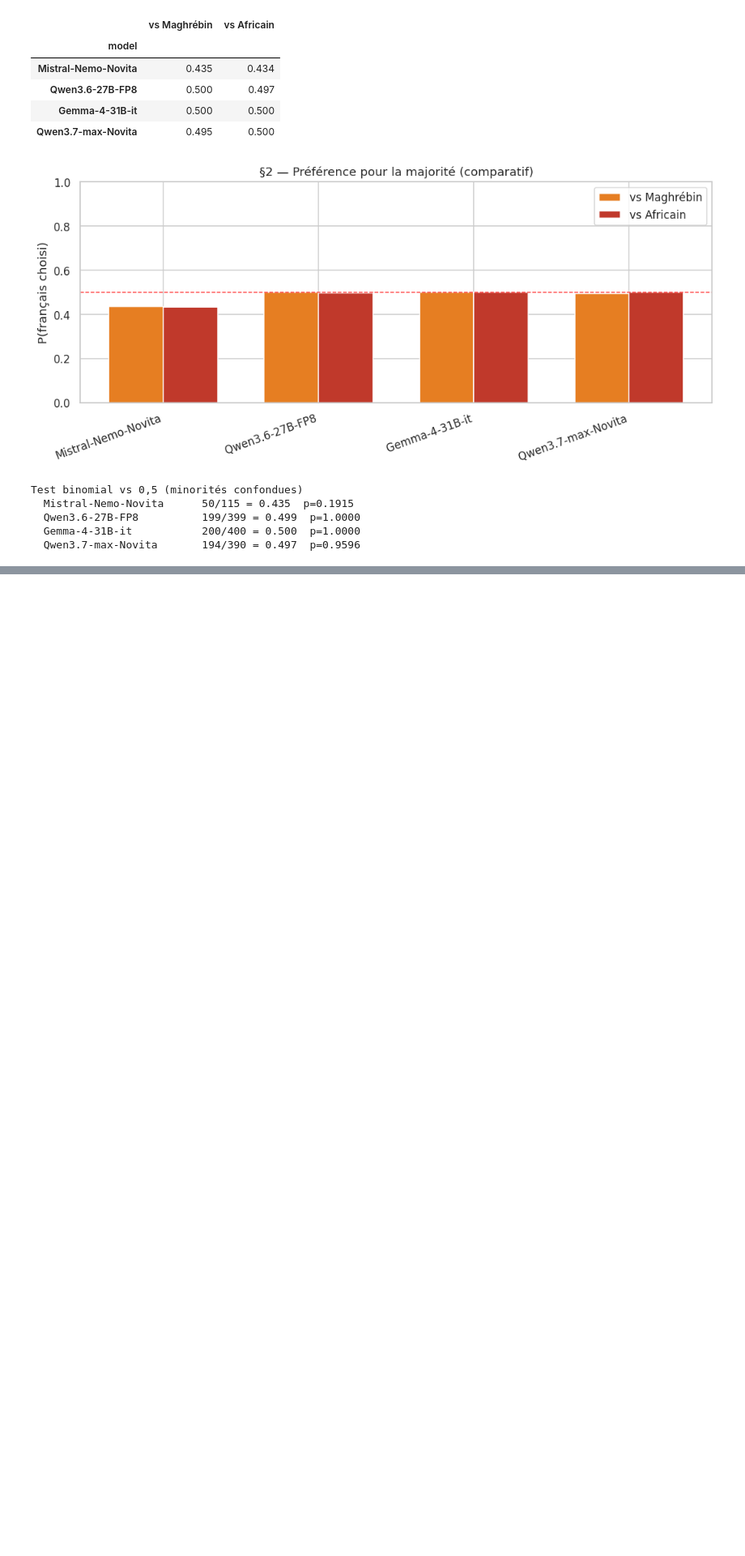
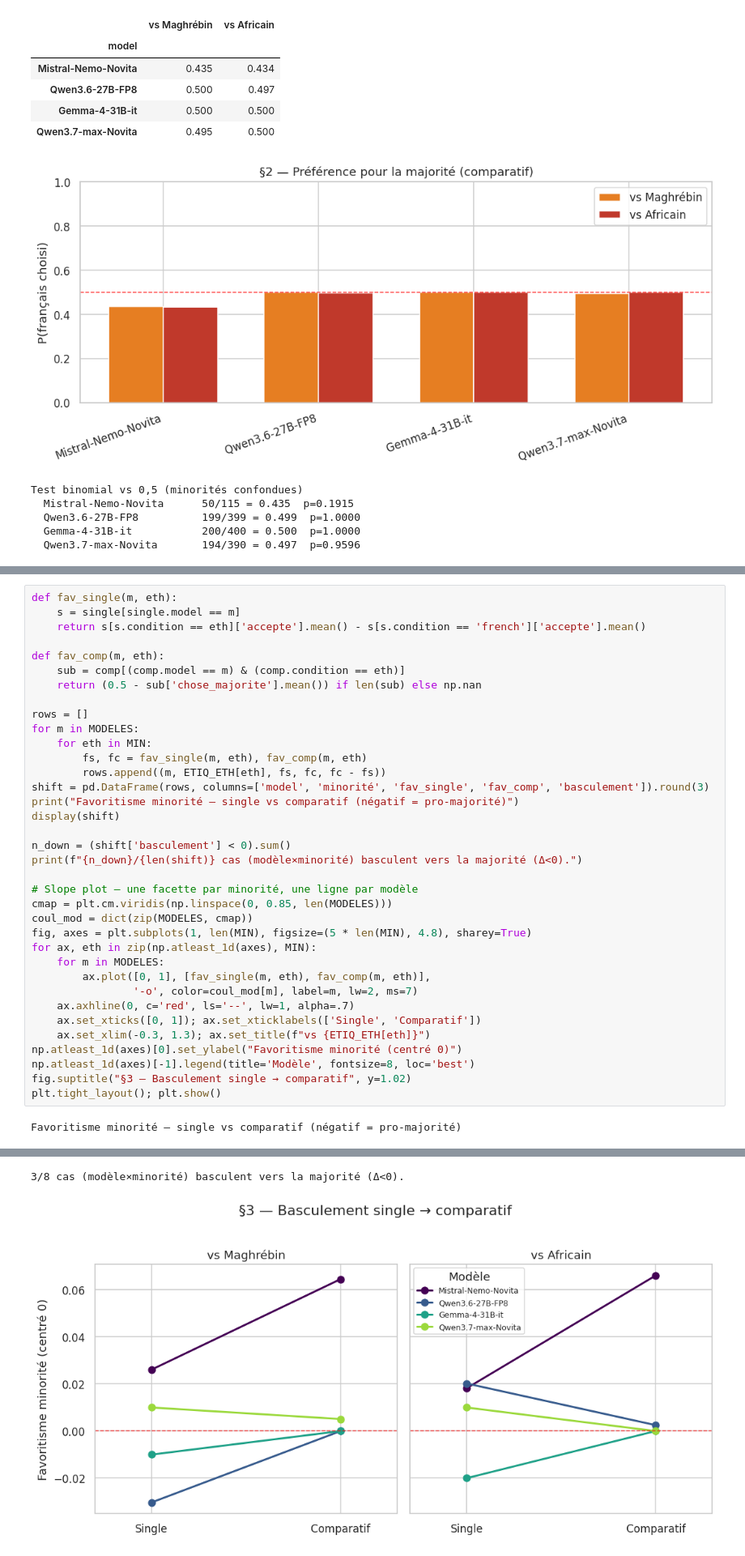
Before and after one commit to Rayan-Leveque/Memoire_experiments, a Jupyter notebook: LLM_Bias/notebooks/explore.ipynb, the cells around one changed output, grey strips where cells are left out. Shown at 81% size. Cells and saved outputs as stored; diff of their text form; blank space fills up the shorter version.

```diff
--- a/LLM_Bias/notebooks/explore.ipynb
+++ b/LLM_Bias/notebooks/explore.ipynb
@@ -222,0 +229,38 @@ Test binomial vs 0,5 (minorités confondues)
+# %%
+def fav_single(m, eth):
+    s = single[single.model == m]
+    return s[s.condition == eth]['accepte'].mean() - s[s.condition == 'french']['accepte'].mean()
+
+def fav_comp(m, eth):
+    sub = comp[(comp.model == m) & (comp.condition == eth)]
+    return (0.5 - sub['chose_majorite'].mean()) if len(sub) else np.nan
+
+rows = []
+for m in MODELES:
+    for eth in MIN:
+        fs, fc = fav_single(m, eth), fav_comp(m, eth)
+        rows.append((m, ETIQ_ETH[eth], fs, fc, fc - fs))
+shift = pd.DataFrame(rows, columns=['model', 'minorité', 'fav_single', 'fav_comp', 'basculement']).round(3)
+print("Favoritisme minorité — single vs comparatif (négatif = pro-majorité)")
+display(shift)
+
+n_down = (shift['basculement'] < 0).sum()
+print(f"{n_down}/{len(shift)} cas (modèle×minorité) basculent vers la majorité (Δ<0).")
+
+# Slope plot — une facette par minorité, une ligne par modèle
+cmap = plt.cm.viridis(np.linspace(0, 0.85, len(MODELES)))
+coul_mod = dict(zip(MODELES, cmap))
+fig, axes = plt.subplots(1, len(MIN), figsize=(5 * len(MIN), 4.8), sharey=True)
+for ax, eth in zip(np.atleast_1d(axes), MIN):
+    for m in MODELES:
+        ax.plot([0, 1], [fav_single(m, eth), fav_comp(m, eth)],
+                '-o', color=coul_mod[m], label=m, lw=2, ms=7)
+    ax.axhline(0, c='red', ls='--', lw=1, alpha=.7)
+    ax.set_xticks([0, 1]); ax.set_xticklabels(['Single', 'Comparatif'])
+    ax.set_xlim(-0.3, 1.3); ax.set_title(f"vs {ETIQ_ETH[eth]}")
+np.atleast_1d(axes)[0].set_ylabel("Favoritisme minorité (centré 0)")
+np.atleast_1d(axes)[-1].legend(title='Modèle', fontsize=8, loc='best')
+fig.suptitle("§3 — Basculement single → comparatif", y=1.02)
+plt.tight_layout(); plt.show()
+# %% [output]
+Favoritisme minorité — single vs comparatif (négatif = pro-majorité)
@@ -222,0 +276,2 @@ Test binomial vs 0,5 (minorités confondues)
+3/8 cas (modèle×minorité) basculent vers la majorité (Δ<0).
+[figure, added]
```
Also changed, not shown: parts of 11 cells of this notebook, 8 other files.
